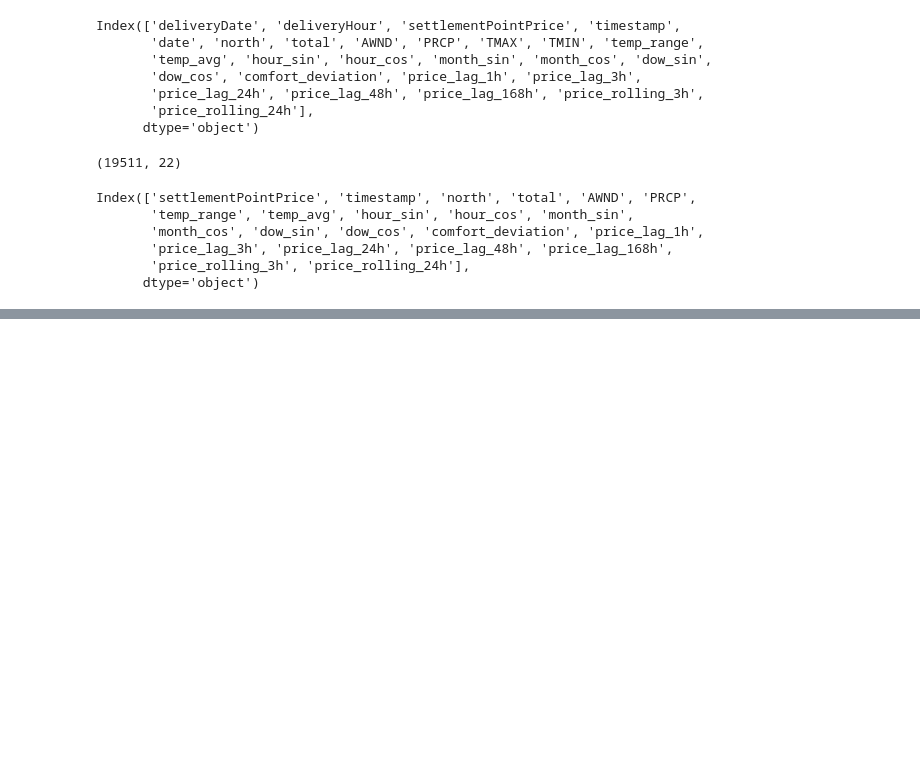
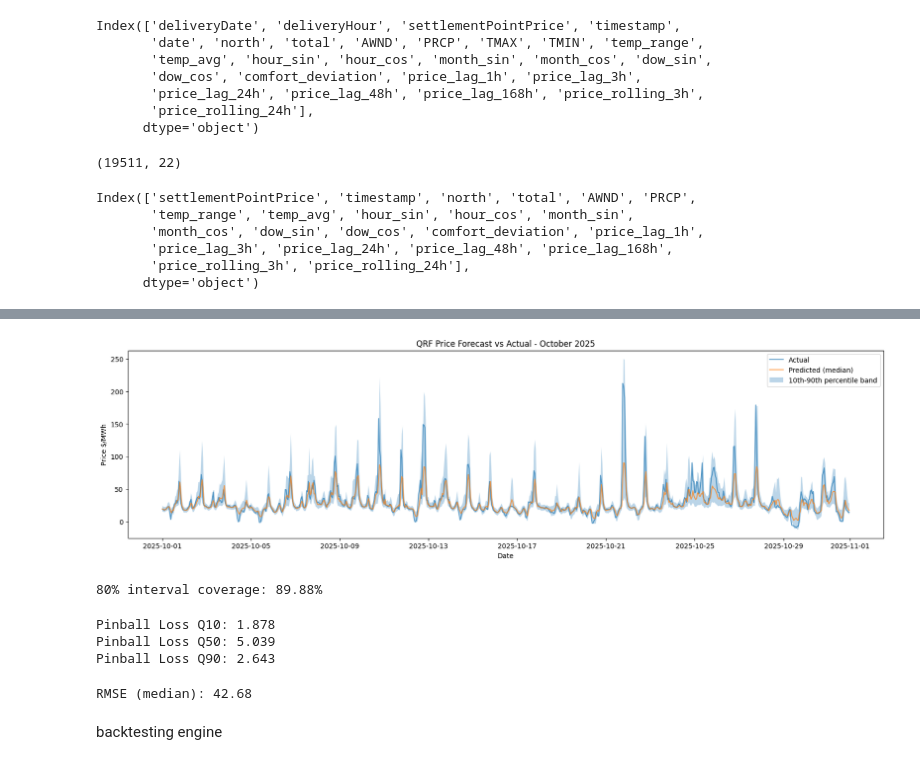
Before and after one commit to AJCodes55/grid-quant, a Jupyter notebook: notebooks/01_EDA.ipynb, the cells around one changed output, grey strips where cells are left out. Drawn from its saved outputs; the diff is of its cells as text; code cells hidden in the pictures; blank space fills up the shorter version.

```diff
--- a/notebooks/01_EDA.ipynb
+++ b/notebooks/01_EDA.ipynb
@@ -514,0 +584,45 @@ merged.to_parquet('../data/processed/features.parquet')
+# %%
+# zoom into one month
+mask = (test['timestamp'] >= '2025-10-01') & (test['timestamp'] < '2025-11-01')
+
+plt.figure(figsize=(20, 5))
+plt.plot(test[mask]['timestamp'].values, y_test[mask].values, label='Actual', alpha=0.7)
+plt.plot(test[mask]['timestamp'].values, y_pred[mask.values, 1], label='Predicted (median)', alpha=0.7)
+plt.fill_between(test[mask]['timestamp'].values,
+                 y_pred[mask.values, 0],
+                 y_pred[mask.values, 2],
+                 alpha=0.3, label='10th-90th percentile band')
+plt.title('QRF Price Forecast vs Actual - October 2025')
+plt.xlabel('Date')
+plt.ylabel('Price $/MWh')
+plt.legend()
+plt.show()
+# %% [output]
+[figure, added]
+# %%
+coverage = ((y_test.values >= y_pred[:, 0]) & (y_test.values <= y_pred[:, 2])).mean()
+print(f"80% interval coverage: {coverage:.2%}")
+# %% [output]
+80% interval coverage: 89.88%
+# %%
+from sklearn.metrics import mean_pinball_loss
+
+pinball_10 = mean_pinball_loss(y_test, y_pred[:, 0], alpha=0.1)
+pinball_50 = mean_pinball_loss(y_test, y_pred[:, 1], alpha=0.5)
+pinball_90 = mean_pinball_loss(y_test, y_pred[:, 2], alpha=0.9)
+
+print(f"Pinball Loss Q10: {pinball_10:.3f}")
+print(f"Pinball Loss Q50: {pinball_50:.3f}")
+print(f"Pinball Loss Q90: {pinball_90:.3f}")
+# %% [output]
+Pinball Loss Q10: 1.878
+Pinball Loss Q50: 5.039
+Pinball Loss Q90: 2.643
+# %%
+from sklearn.metrics import mean_squared_error
+import numpy as np
+
+rmse = np.sqrt(mean_squared_error(y_test, y_pred[:, 1]))
+print(f"RMSE (median): {rmse:.2f}")
+# %% [output]
+RMSE (median): 42.68
@@ -514,0 +652,2 @@ merged.to_parquet('../data/processed/features.parquet')
+# %% [markdown]
+backtesting engine
```
Also changed, not shown: parts of 22 cells of this notebook, 12 other files.
